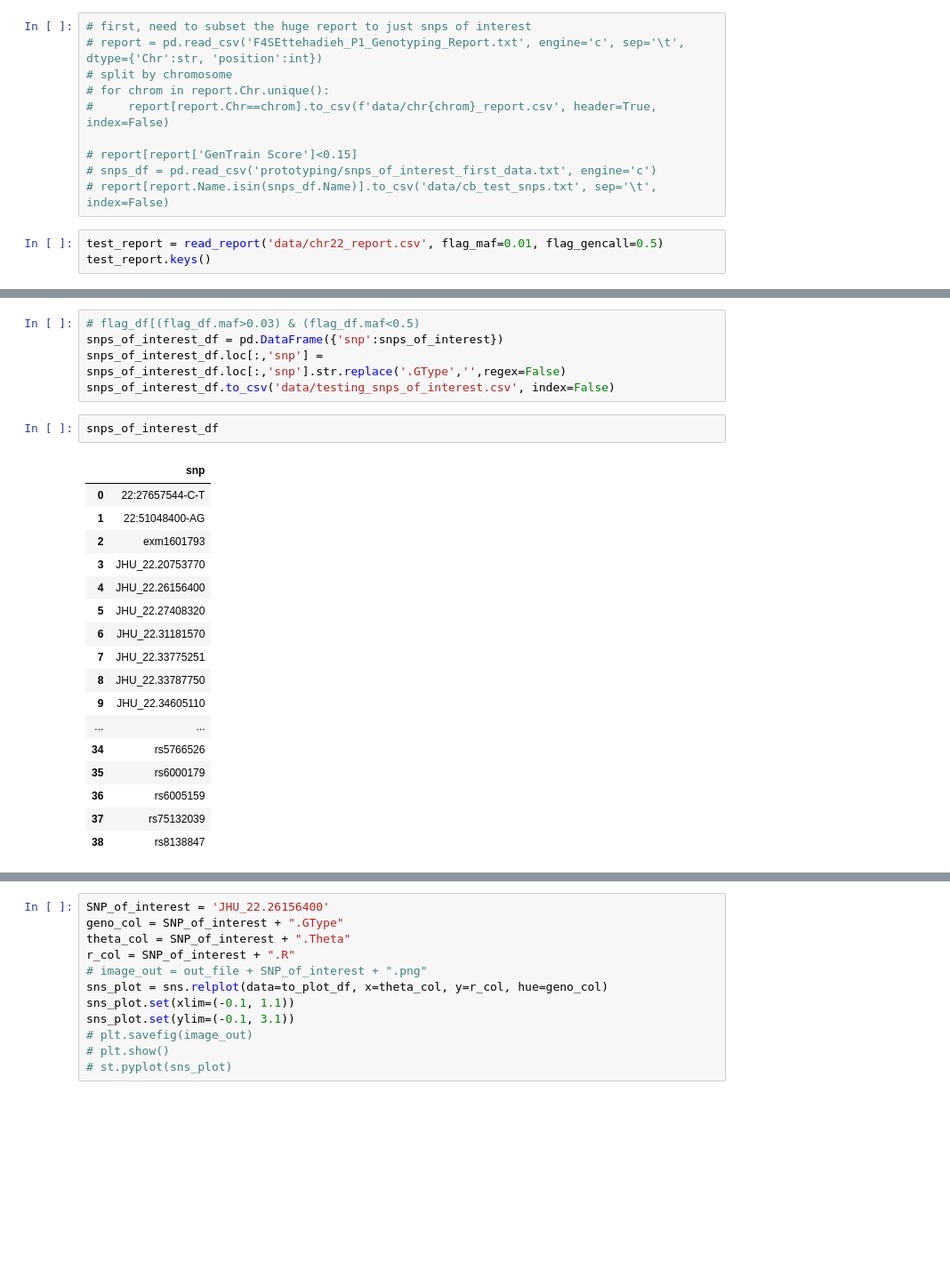
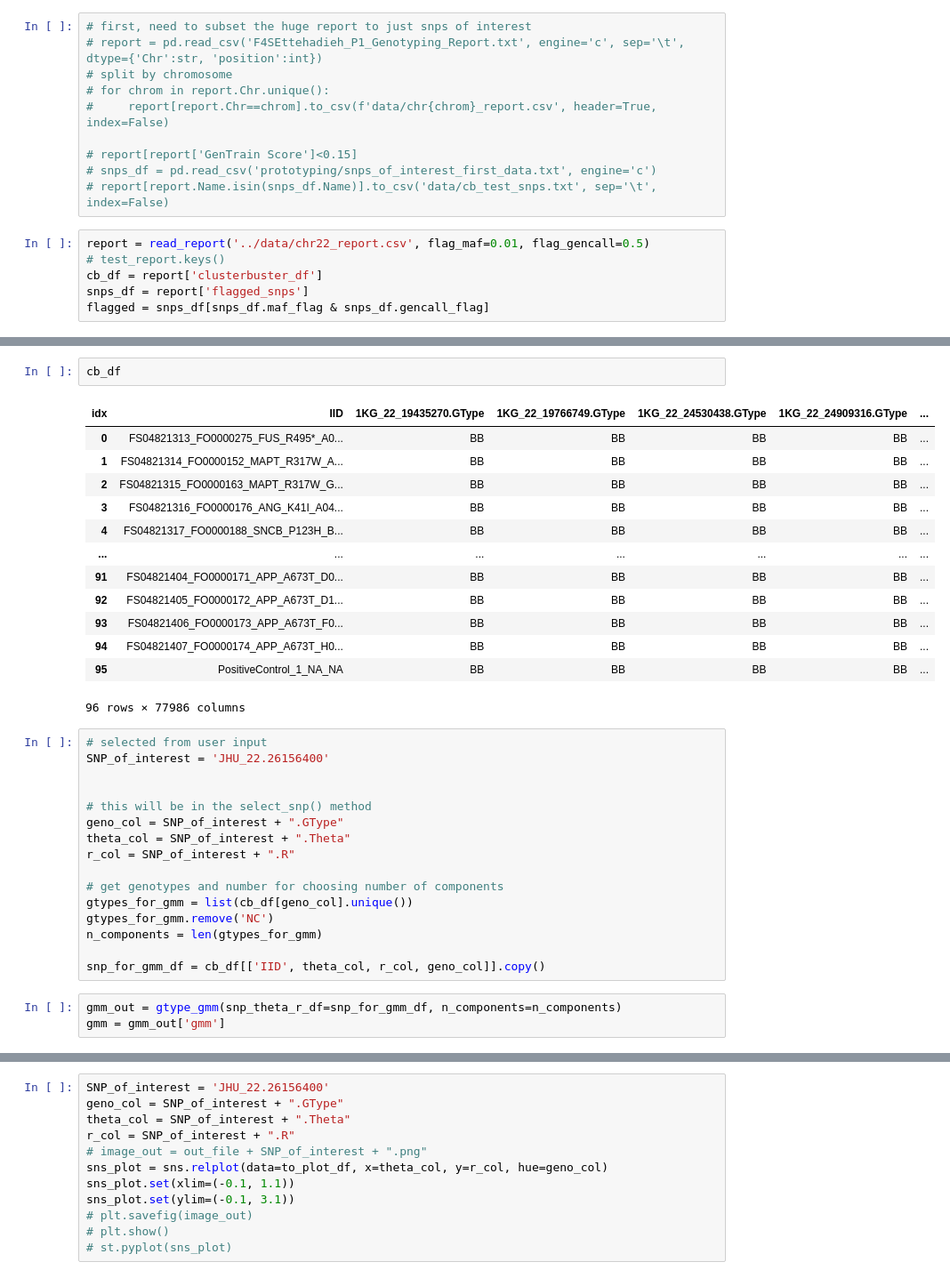
Before and after one commit to dvitale199/ClusterBuster, a Jupyter notebook: ClusterBuster_testing.ipynb, the cells around one changed output, grey strips where cells are left out. Shown at 89% size. Saved outputs shown, nothing was run; the diff lists cells and outputs as text; blank space fills up the shorter version.

Commit message:
added gmm method to clusterbuster

```diff
--- a/ClusterBuster_testing.ipynb
+++ b/ClusterBuster_testing.ipynb
@@ -28,5 +28,8 @@ LRR = log2( (X + Y)sampleOfInterest / (X+Y)baselineSample)
 # snps_df = pd.read_csv('prototyping/snps_of_interest_first_data.txt', engine='c')
 # report[report.Name.isin(snps_df.Name)].to_csv('data/cb_test_snps.txt', sep='\t', index=False)
 # %%
-test_report = read_report('data/chr22_report.csv', flag_maf=0.01, flag_gencall=0.5)
-test_report.keys()
+report = read_report('../data/chr22_report.csv', flag_maf=0.01, flag_gencall=0.5)
+# test_report.keys()
+cb_df = report['clusterbuster_df']
+snps_df = report['flagged_snps']
+flagged = snps_df[snps_df.maf_flag & snps_df.gencall_flag]
@@ -154,25 +36,35 @@ print(count)
-# %%
-# flag_df[(flag_df.maf>0.03) & (flag_df.maf<0.5)
-snps_of_interest_df = pd.DataFrame({'snp':snps_of_interest})
-snps_of_interest_df.loc[:,'snp'] = snps_of_interest_df.loc[:,'snp'].str.replace('.GType','',regex=False)
-snps_of_interest_df.to_csv('data/testing_snps_of_interest.csv', index=False)
-# %%
-snps_of_interest_df
-# %% [output]
-|  | snp |
-| 0 | 22:27657544-C-T |
-| 1 | 22:51048400-AG |
-| 2 | exm1601793 |
-| 3 | JHU_22.20753770 |
-| 4 | JHU_22.26156400 |
-| 5 | JHU_22.27408320 |
-| 6 | JHU_22.31181570 |
-| 7 | JHU_22.33775251 |
-| 8 | JHU_22.33787750 |
-| 9 | JHU_22.34605110 |
-| ... | ... |
-| 34 | rs5766526 |
-| 35 | rs6000179 |
-| 36 | rs6005159 |
-| 37 | rs75132039 |
-| 38 | rs8138847 |
+# %%
+cb_df
+# %% [output]
+| idx | IID | 1KG_22_19435270.GType | 1KG_22_19766749.GType | 1KG_22_24530438.GType | 1KG_22_24909316.GType | ... |
+| 0 | FS04821313_FO0000275_FUS_R495*_A0... | BB | BB | BB | BB | ... |
+| 1 | FS04821314_FO0000152_MAPT_R317W_A... | BB | BB | BB | BB | ... |
+| 2 | FS04821315_FO0000163_MAPT_R317W_G... | BB | BB | BB | BB | ... |
+| 3 | FS04821316_FO0000176_ANG_K41I_A04... | BB | BB | BB | BB | ... |
+| 4 | FS04821317_FO0000188_SNCB_P123H_B... | BB | BB | BB | BB | ... |
+| ... | ... | ... | ... | ... | ... | ... |
+| 91 | FS04821404_FO0000171_APP_A673T_D0... | BB | BB | BB | BB | ... |
+| 92 | FS04821405_FO0000172_APP_A673T_D1... | BB | BB | BB | BB | ... |
+| 93 | FS04821406_FO0000173_APP_A673T_F0... | BB | BB | BB | BB | ... |
+| 94 | FS04821407_FO0000174_APP_A673T_H0... | BB | BB | BB | BB | ... |
+| 95 | PositiveControl_1_NA_NA | BB | BB | BB | BB | ... |
+96 rows × 77986 columns
+# %%
+# selected from user input
+SNP_of_interest = 'JHU_22.26156400'
+
+
+# this will be in the select_snp() method
+geno_col = SNP_of_interest + ".GType"
+theta_col = SNP_of_interest + ".Theta"
+r_col = SNP_of_interest + ".R"
+
+# get genotypes and number for choosing number of components
+gtypes_for_gmm = list(cb_df[geno_col].unique())
+gtypes_for_gmm.remove('NC')
+n_components = len(gtypes_for_gmm)
+
+snp_for_gmm_df = cb_df[['IID', theta_col, r_col, geno_col]].copy()
+# %%
+gmm_out = gtype_gmm(snp_theta_r_df=snp_for_gmm_df, n_components=n_components)
+gmm = gmm_out['gmm']
```
Also changed, not shown: parts of 22 cells of this notebook, 1 other file.
